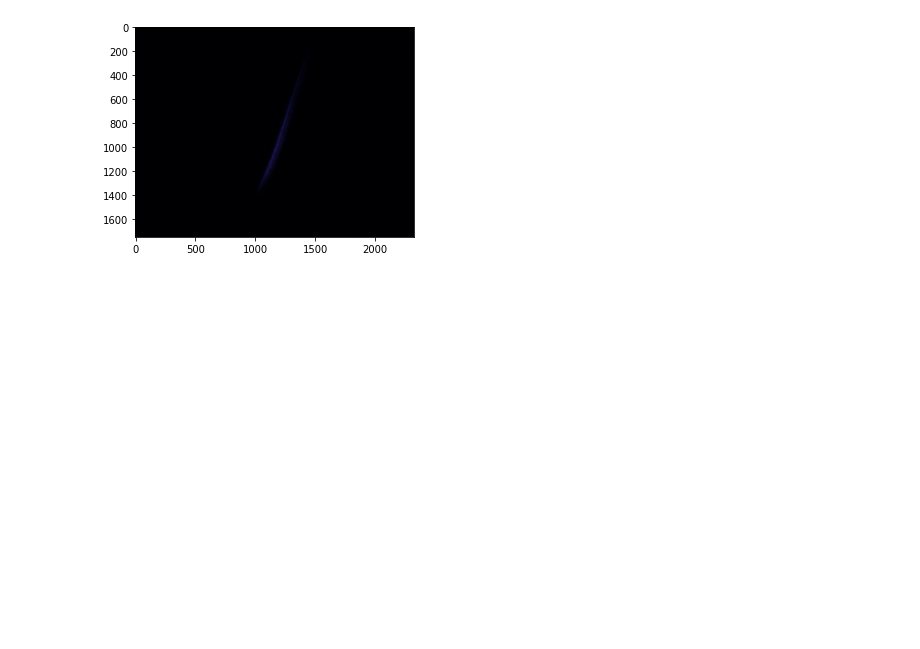
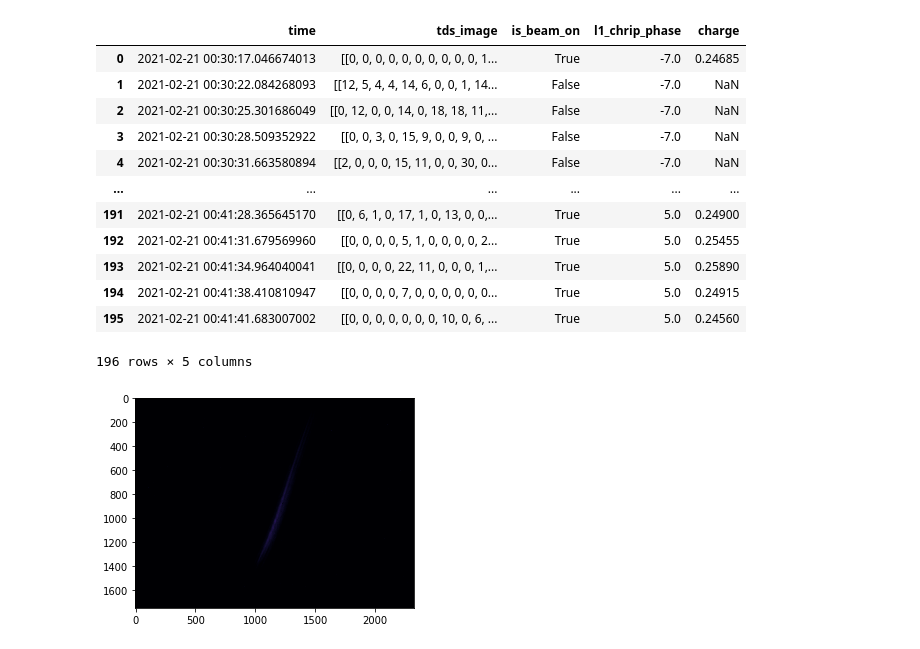
Before and after one commit to jank324/spectral-vd-euxfel, a Jupyter notebook: preprocess.ipynb, the cells around one changed output. Cells and saved outputs as stored; diff of their text form; code cells hidden in the pictures; blank space fills up the shorter version.

```diff
--- a/preprocess.ipynb
+++ b/preprocess.ipynb
@@ -6,6 +6,22 @@ import numpy as np
 import pandas as pd
 # %%
 tds = pd.read_pickle("reduced/tds_phase_1.pkl")
+# %%
+tds
+# %% [output]
+|  | time | tds_image | is_beam_on | l1_chrip_phase | charge |
+| 0 | 2021-02-21 00:30:17.046674013 | [[0, 0, 0, 0, 0, 0, 0, 0, 0, 0, 1... | True | -7.0 | 0.24685 |
+| 1 | 2021-02-21 00:30:22.084268093 | [[12, 5, 4, 4, 14, 6, 0, 0, 1, 14... | False | -7.0 | NaN |
+| 2 | 2021-02-21 00:30:25.301686049 | [[0, 12, 0, 0, 14, 0, 18, 18, 11,... | False | -7.0 | NaN |
+| 3 | 2021-02-21 00:30:28.509352922 | [[0, 0, 3, 0, 15, 9, 0, 0, 9, 0, ... | False | -7.0 | NaN |
+| 4 | 2021-02-21 00:30:31.663580894 | [[2, 0, 0, 0, 15, 11, 0, 0, 30, 0... | False | -7.0 | NaN |
+| ... | ... | ... | ... | ... | ... |
+| 191 | 2021-02-21 00:41:28.365645170 | [[0, 6, 1, 0, 17, 1, 0, 13, 0, 0,... | True | 5.0 | 0.24900 |
+| 192 | 2021-02-21 00:41:31.679569960 | [[0, 0, 0, 0, 5, 1, 0, 0, 0, 0, 2... | True | 5.0 | 0.25455 |
+| 193 | 2021-02-21 00:41:34.964040041 | [[0, 0, 0, 0, 22, 11, 0, 0, 0, 1,... | True | 5.0 | 0.25890 |
+| 194 | 2021-02-21 00:41:38.410810947 | [[0, 0, 0, 0, 7, 0, 0, 0, 0, 0, 0... | True | 5.0 | 0.24915 |
+| 195 | 2021-02-21 00:41:41.683007002 | [[0, 0, 0, 0, 0, 0, 0, 10, 0, 6, ... | True | 5.0 | 0.24560 |
+196 rows × 5 columns
 # %%
 background = tds.loc[1:6,"tds_image"].mean()
 
```
Also changed, not shown: parts of 5 cells of this notebook.
